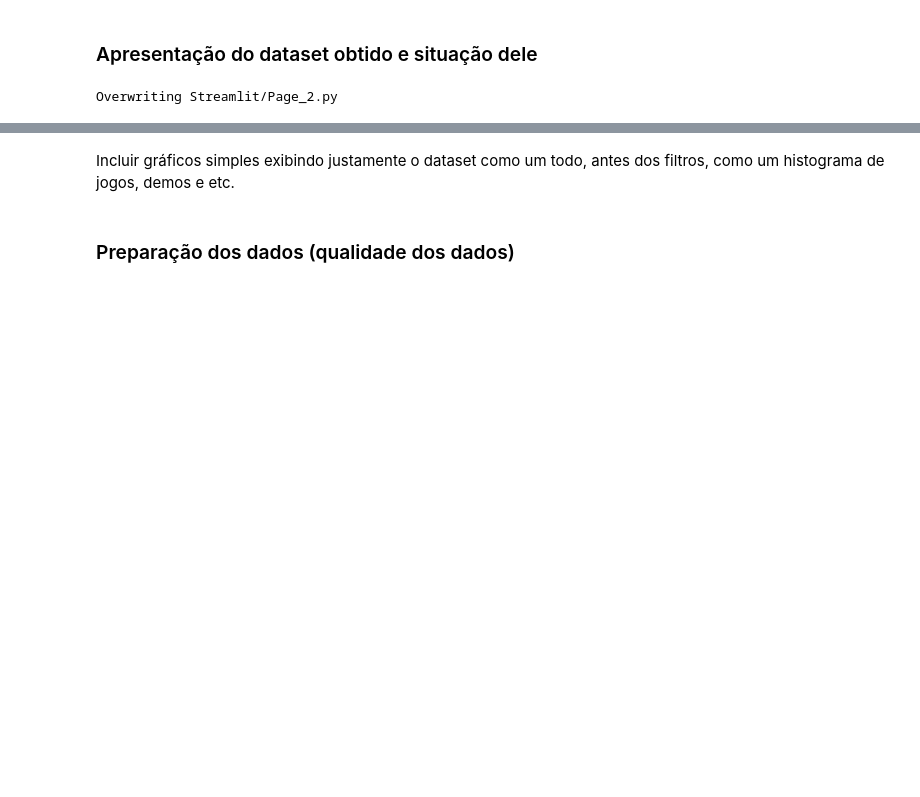
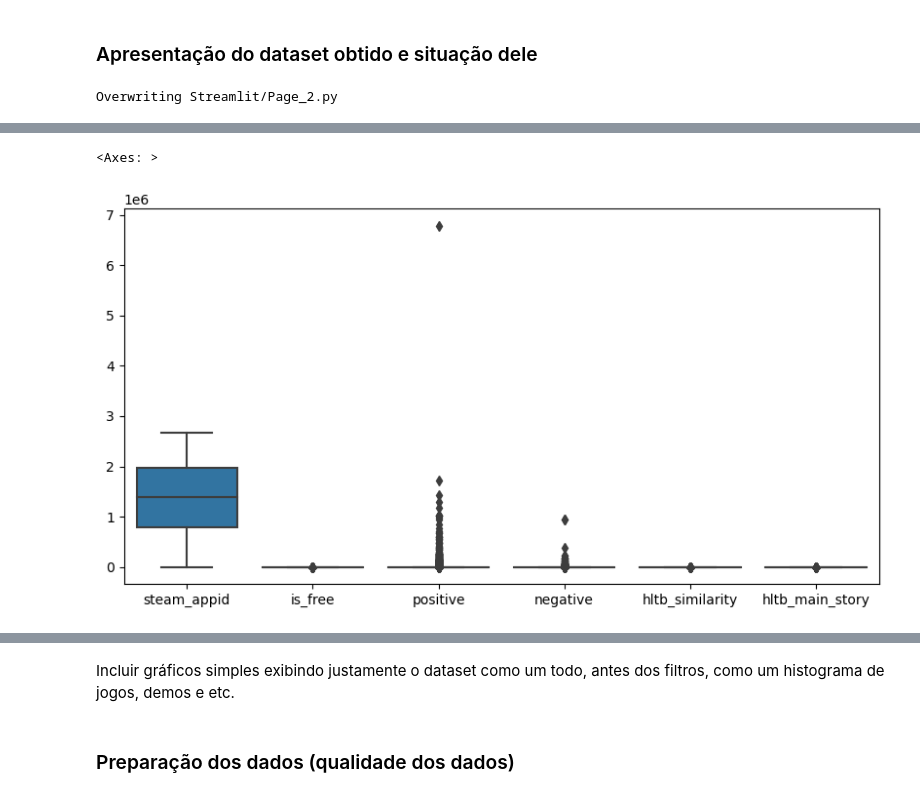
Before and after one commit to Leonidas-Vitor/Steam_Scrapper, a Jupyter notebook: Dashboard.ipynb, the cells around one changed output, grey strips where cells are left out. Drawn from its saved outputs; the diff is of its cells as text; code cells hidden in the pictures; blank space fills up the shorter version.

```diff
--- a/Dashboard.ipynb
+++ b/Dashboard.ipynb
@@ -223,2 +493,14 @@ st.markdown(markdown)
 # %% [output]
 Overwriting Streamlit/Page_2.py
+# %%
+import os
+import pandas as pd
+import matplotlib.pyplot as plt
+
+path = os.getcwd()
+path_json = os.path.join(os.getcwd(), "Datasets", "SteamDataset_w_HLTB.json")
+print(path_json)
+print(os.path.exists(path_json))
+df_raw = pd.read_json(path_json)
+
+df_raw.sample(5)
@@ -224,0 +536,7 @@ Overwriting Streamlit/Page_2.py
+# %%
+df_redux = df_raw.drop(columns=['short_description','appid','fullgame','hltb_main_extra',
+                     'hltb_completionist','hltb_all_styles','ext_user_account_notice',
+                     'metacritic','drm_notice','alternate_appid','pc_requirements',
+                     'platforms','controller_support','demos', 'hltb_id','hltb_alias'],inplace=False)
+
+df_redux.sample(5)
@@ -224,0 +551,7 @@ Overwriting Streamlit/Page_2.py
+# %%
+fig, ax = plt.subplots(figsize=(10,5))
+
+sb.boxplot(df_redux,ax=ax)
+# %% [output]
+<Axes: >
+[figure, added]
```
Also changed, not shown: parts of 13 cells of this notebook, 6 other files.
